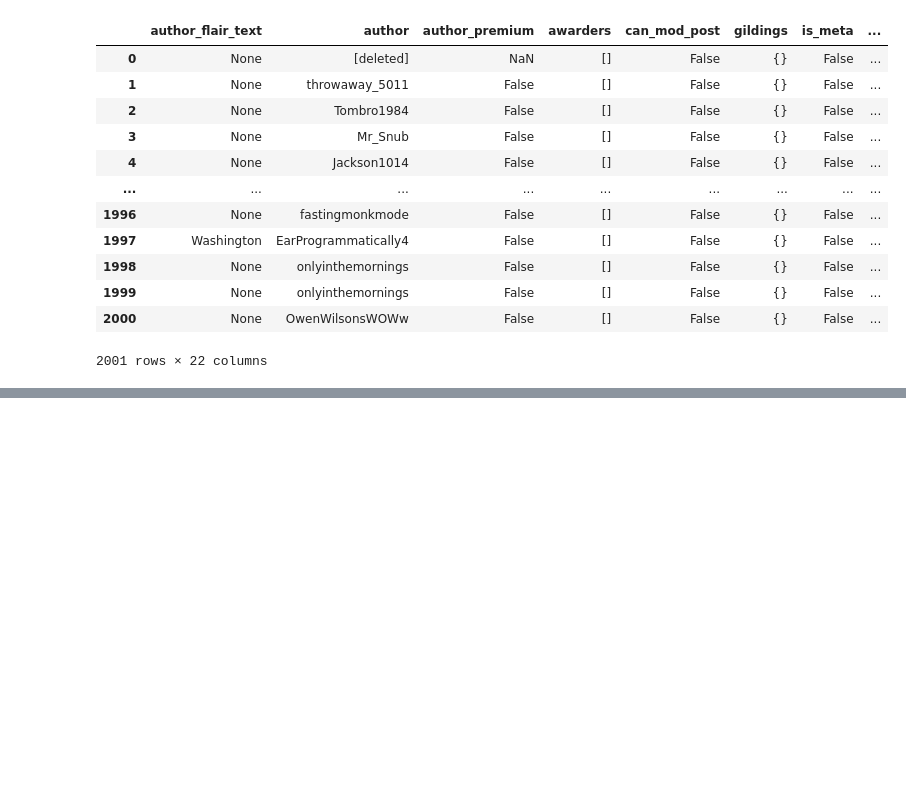
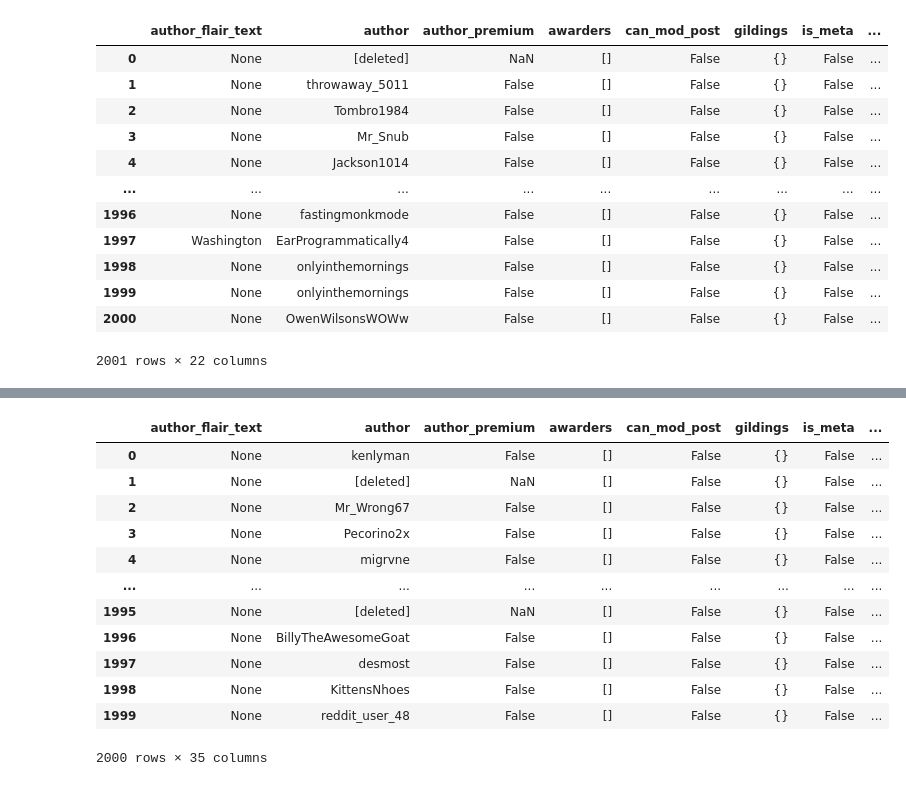
Before and after one commit to mayanb/econ2355, a Jupyter notebook: selftext_sentiments_MAYA.ipynb, the cells around one changed output, grey strips where cells are left out. Cells and saved outputs as stored; diff of their text form; code cells hidden in the pictures; blank space fills up the shorter version.

Commit message:
merge dataframes

```diff
--- a/selftext_sentiments_MAYA.ipynb
+++ b/selftext_sentiments_MAYA.ipynb
@@ -102,0 +132,23 @@ df_lab2
+# %%
+df3_v2 = dfsample.loc[4420:6419]
+df3_v2 = df3_v2.sort_values(by=["created_at_date", "author"],ignore_index=True)
+df3_v2 = df3_v2.reset_index(drop=True)
+
+labels=["positive", "negative", "anxious", "scared", "angry", "frustrated", "hopeful", "excited", "optimistic", "satisfied", "dissatisfied", "confused", "happy"]
+for label in labels:
+    df3_v2[label] = None
+df3_v2
+# %% [output]
+|  | author_flair_text | author | author_premium | awarders | can_mod_post | gildings | is_meta | ... |
+| 0 | None | kenlyman | False | [] | False | {} | False | ... |
+| 1 | None | [deleted] | NaN | [] | False | {} | False | ... |
+| 2 | None | Mr_Wrong67 | False | [] | False | {} | False | ... |
+| 3 | None | Pecorino2x | False | [] | False | {} | False | ... |
+| 4 | None | migrvne | False | [] | False | {} | False | ... |
+| ... | ... | ... | ... | ... | ... | ... | ... | ... |
+| 1995 | None | [deleted] | NaN | [] | False | {} | False | ... |
+| 1996 | None | BillyTheAwesomeGoat | False | [] | False | {} | False | ... |
+| 1997 | None | desmost | False | [] | False | {} | False | ... |
+| 1998 | None | KittensNhoes | False | [] | False | {} | False | ... |
+| 1999 | None | reddit_user_48 | False | [] | False | {} | False | ... |
+2000 rows × 35 columns
```
Also changed, not shown: parts of 29 cells of this notebook, 2 other files.
